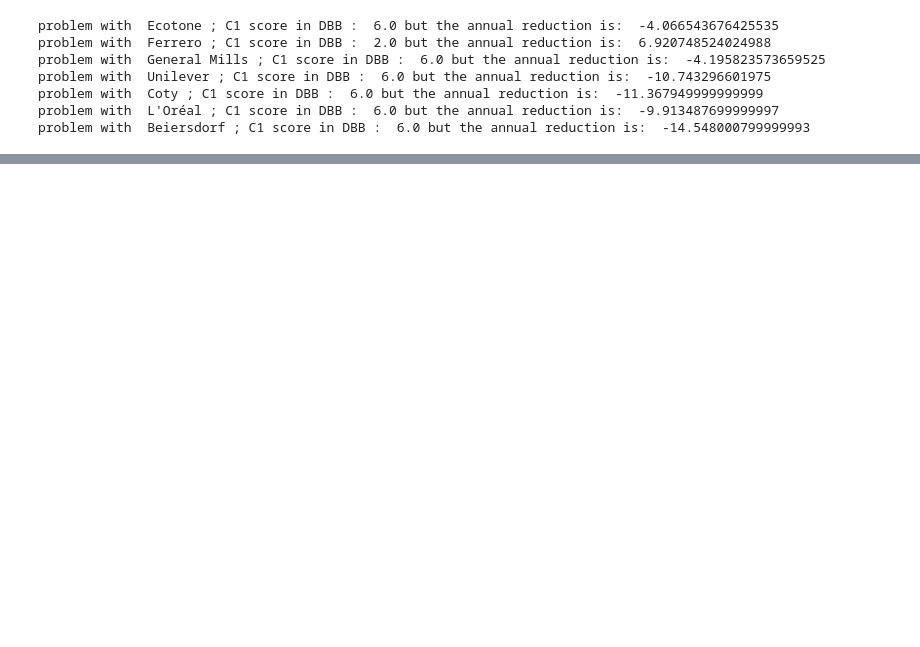
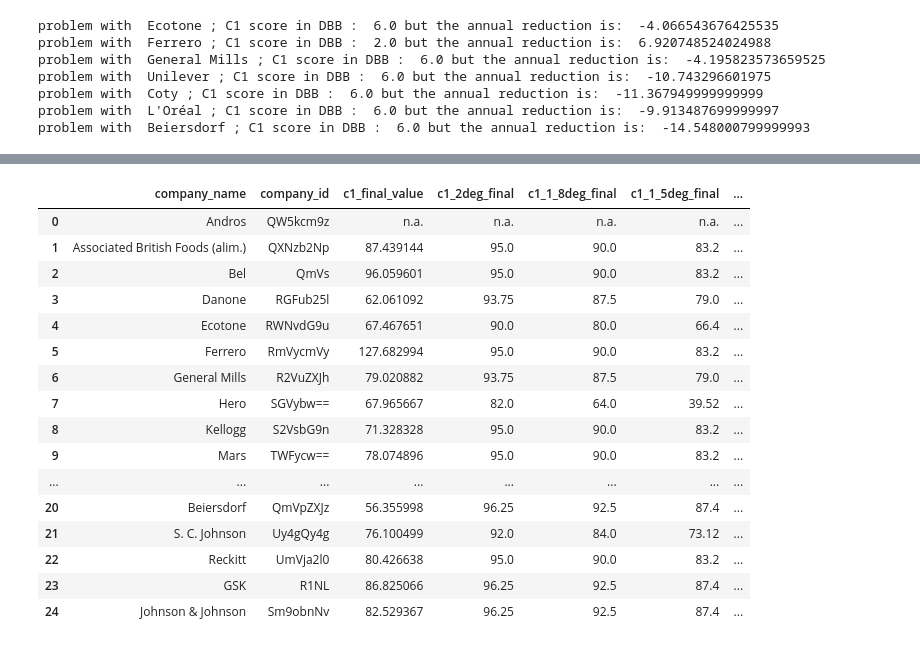
Before and after one commit to dataforgoodfr/batch10_notaclimat, a Jupyter notebook: data_engineering/data_engineering_1.ipynb, the cells around one changed output, grey strips where cells are left out. Drawn from its saved outputs; the diff is of its cells as text; code cells hidden in the pictures; blank space fills up the shorter version.

Commit message:
keeping adding variables for dataviz, missing E1/E2 related variables

```diff
--- a/data_engineering/data_engineering_1.ipynb
+++ b/data_engineering/data_engineering_1.ipynb
@@ -132,0 +175,5 @@ df_pos_cursors
+# %%
+# This assumes that there is always a value for global score
+df_final[["global_score_hexa_color_code","global_score_short_label"]] = df_final["Global score"].apply(lambda x: df_global_score.loc[x])[["Color Hex", "Short label"]]
+
+# TODO : logo
@@ -135,12 +184,17 @@ df_pos_cursors
 C1_perc_scenarios = []
 C1_direct_level = []
 C1_reduc_per_year=[]
+C1_final_value = []
 for (k,group) in enumerate(list_groups):
     ini_date = df_final.loc[k,"C1 initial date"]
     fin_date = df_final.loc[k,"C1 final date"]
 
     if (ini_date != "n.a." and fin_date != "n.a."):
         diff_year = int(fin_date) - int(ini_date)
+
+        if (df_final.loc[k,"C1 reduction"] != "n.a."):
+            C1_final_value.append(100.0 + 100.0*df_final.loc[k,"C1 reduction"])
+
 
         # percentage per scenarios
         dim_perc_2 = float(100.0*diff_year*df_coeff_director.loc[df_final.loc[k,"C1 unit"], '2°C'])
@@ -171,10 +225,17 @@ for (k,group) in enumerate(list_groups):
         C1_perc_scenarios.append(["n.a.","n.a.","n.a."])
         C1_direct_level.append("n.a.")
         C1_reduc_per_year.append("n.a.")
+        C1_final_value.append("n.a.")
+
 
 df_final[["C1 2deg final","C1 1,8deg final","C1 1,5deg final"]] = C1_perc_scenarios
 df_final["C1 reduc per year"] = C1_reduc_per_year
 df_final["C1 direct level"] = C1_direct_level
+df_final["C1 final value"] = C1_final_value
+
+
+# This assumes that there is always a value for direct score and computes the display related variables
+df_final[["direct_score_hexa_color_code","direct_score_short_label"]] = df_final["C1 direct score"].apply(lambda x: df_direct_complete_score.loc[x])[["Color Hex", "Short label"]]
 # %% [output]
 problem with  Ecotone ; C1 score in DBB :  6.0 but the annual reduction is:  -4.066543676425535
 problem with  Ferrero ; C1 score in DBB :  2.0 but the annual reduction is:  6.920748524024988
@@ -235,0 +330,3 @@ problem with  Coty ; C2 score in DBB :  3.0 but the annual reduction is:  0.1000
+# %%
+df_data_viz = df_final.copy(deep=True)
+df_data_viz.columns
@@ -235,0 +351,41 @@ problem with  Coty ; C2 score in DBB :  3.0 but the annual reduction is:  0.1000
+# %%
+df_data_viz = df_data_viz.rename(columns={
+    "Group": "company_name",
+    "C1 final value": "c1_final_value",
+    "C1 2deg final": "c1_2deg_final",
+    "C1 1,8deg final": "c1_1_8deg_final",
+    "C1 1,5deg final": "c1_1_5deg_final",
+    "C1 initial date": "C1_initial_date",
+    "C1 final date": "C1_final_date",
+    "C2 final value": "c2_final_value",
+    "C2 2deg final": "c2_2deg_final",
+    "C2 1,8deg final": "c2_1_8deg_final",
+    "C2 1,5deg final": "c2_1_5deg_final",
+    "C2 initial date": "C2_initial_date",
+    "C2 final date": "C2_final_date",
+    "Comment": "comment",
+    "Global score": "global_score",
+    "C1 direct score": "direct_score",
+    "C2 complete score": "complete_score",
+
+})
+# %%
+df_data_viz[["company_name","company_id","c1_final_value","c1_2deg_final","c1_1_8deg_final","c1_1_5deg_final","C1_final_date","C1_initial_date"]]
+# %% [output]
+|  | company_name | company_id | c1_final_value | c1_2deg_final | c1_1_8deg_final | c1_1_5deg_final | ... |
+| 0 | Andros | QW5kcm9z | n.a. | n.a. | n.a. | n.a. | ... |
+| 1 | Associated British Foods (alim.) | QXNzb2Np | 87.439144 | 95.0 | 90.0 | 83.2 | ... |
+| 2 | Bel | QmVs | 96.059601 | 95.0 | 90.0 | 83.2 | ... |
+| 3 | Danone | RGFub25l | 62.061092 | 93.75 | 87.5 | 79.0 | ... |
+| 4 | Ecotone | RWNvdG9u | 67.467651 | 90.0 | 80.0 | 66.4 | ... |
+| 5 | Ferrero | RmVycmVy | 127.682994 | 95.0 | 90.0 | 83.2 | ... |
+| 6 | General Mills | R2VuZXJh | 79.020882 | 93.75 | 87.5 | 79.0 | ... |
+| 7 | Hero | SGVybw== | 67.965667 | 82.0 | 64.0 | 39.52 | ... |
+| 8 | Kellogg | S2VsbG9n | 71.328328 | 95.0 | 90.0 | 83.2 | ... |
+| 9 | Mars | TWFycw== | 78.074896 | 95.0 | 90.0 | 83.2 | ... |
+| ... | ... | ... | ... | ... | ... | ... | ... |
+| 20 | Beiersdorf | QmVpZXJz | 56.355998 | 96.25 | 92.5 | 87.4 | ... |
+| 21 | S. C. Johnson | Uy4gQy4g | 76.100499 | 92.0 | 84.0 | 73.12 | ... |
+| 22 | Reckitt | UmVja2l0 | 80.426638 | 95.0 | 90.0 | 83.2 | ... |
+| 23 | GSK | R1NL | 86.825066 | 96.25 | 92.5 | 87.4 | ... |
+| 24 | Johnson & Johnson | Sm9obnNv | 82.529367 | 96.25 | 92.5 | 87.4 | ... |
```
Also changed, not shown: parts of 33 cells of this notebook.
